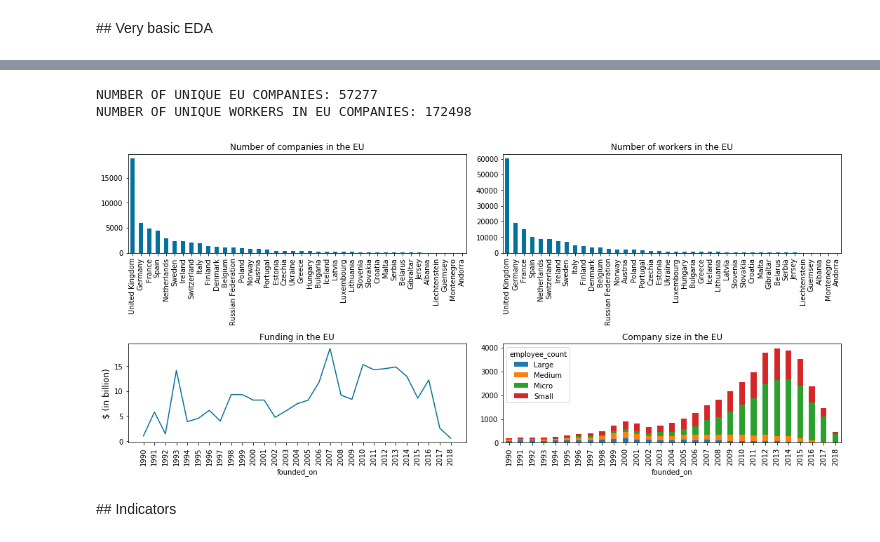
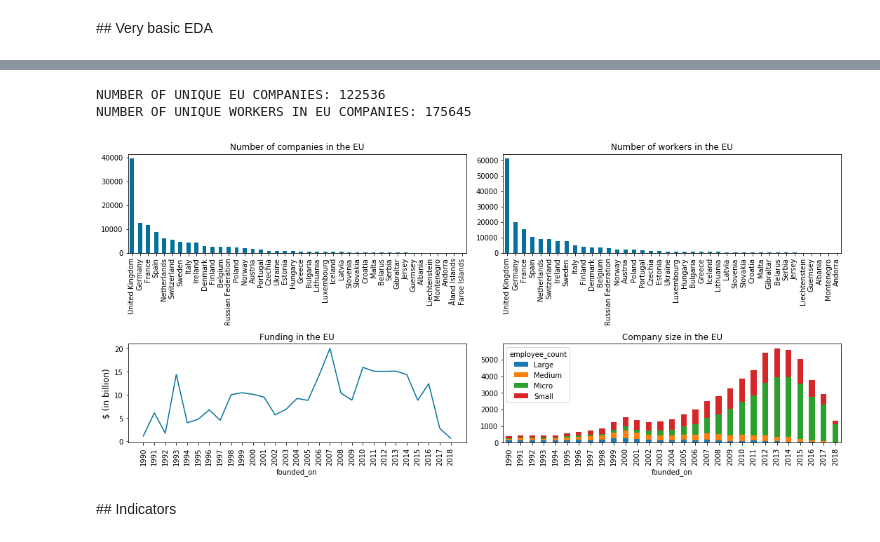
Before and after one commit to nestauk/inclusive-innovation-pilot, a Jupyter notebook: notebooks/EU-indicators-visualisation.ipynb, the cells around one changed output, grey strips where cells are left out. Saved outputs shown, nothing was run; the diff lists cells and outputs as text; code cells hidden in the pictures.

```diff
--- a/notebooks/EU-indicators-visualisation.ipynb
+++ b/notebooks/EU-indicators-visualisation.ipynb
@@ -44,45 +47,45 @@ institution_id         0.539614
 dtype: float64
 # %%
-print('NUMBER OF UNIQUE EU COMPANIES: {}'.format(df.org_id.unique().shape[0]))
+print('NUMBER OF UNIQUE EU COMPANIES: {}'.format(df[df.primary_role=='company'].org_id.unique().shape[0]))
 print('NUMBER OF UNIQUE WORKERS IN EU COMPANIES: {}'.format(df.person_id.unique().shape[0]))
 # %% [output]
-NUMBER OF UNIQUE EU COMPANIES: 57277
-NUMBER OF UNIQUE WORKERS IN EU COMPANIES: 172498
+NUMBER OF UNIQUE EU COMPANIES: 122536
+NUMBER OF UNIQUE WORKERS IN EU COMPANIES: 175645
 # %%
 f = plt.figure(figsize=(15,10))
 gs = gridspec.GridSpec(3, 2)
 
 # ax1
 ax1 = plt.subplot(gs[0, :1])
-df.drop_duplicates('org_id').country.value_counts().plot(kind='bar', color='xkcd:ocean blue', ax=ax1)
+df[df.primary_role=='company'].drop_duplicates('org_id').country.value_counts().plot(kind='bar', color='xkcd:ocean blue', ax=ax1)
 ax1.set_title('Number of companies in the EU', fontsize=12)
 
 # ax2
 ax2 = plt.subplot(gs[0, 1:])
 df.drop_duplicates('person_id').country.value_counts().plot(kind='bar', color='xkcd:ocean blue', ax=ax2)
 ax2.set_title('Number of workers in the EU', fontsize=12)
 
 # ax3
 ax3 = plt.subplot(gs[1, :1])
-funding = df.drop_duplicates('org_id').groupby('founded_on').sum()['funding_total_usd'].loc['1990':, ] / 1000000000
+funding = df[df.primary_role=='company'].drop_duplicates('org_id').groupby('founded_on').sum()['funding_total_usd'].loc['1990':, ] / 1000000000
 funding.plot(color='xkcd:ocean blue', ax=ax3)
 ax3.set_xticks(range(len(funding.index)))
 ax3.set_xticklabels(list(funding.index), rotation=90)
 ax3.set_title('Funding in the EU', fontsize=12)
 ax3.set_ylabel('$ (in billion)', fontsize=12)
 
 # ax4
 ax4 = plt.subplot(gs[1, 1:])
-comp_size = df.drop_duplicates('org_id').groupby(['founded_on', 'employee_count']).count()['org_id'].loc['1990':, ]
+comp_size = df[df.primary_role=='company'].drop_duplicates('org_id').groupby(['founded_on', 'employee_count']).count()['org_id'].loc['1990':, ]
 comp_size.unstack('employee_count').plot(kind='bar', stacked=True, ax=ax4)
 ax4.set_xticks(range(len(comp_size.unstack('employee_count').index)))
 ax4.set_xticklabels(list(comp_size.unstack('employee_count').index), rotation=90)
 ax4.set_title('Company size in the EU', fontsize=12)
 
 plt.tight_layout()
 plt.show()
 # %% [output]
-[figure, old version]
+[figure, new version]
 # %% [markdown]
 ## Indicators
 # %%
```
Also changed, not shown: parts of 9 cells of this notebook.
